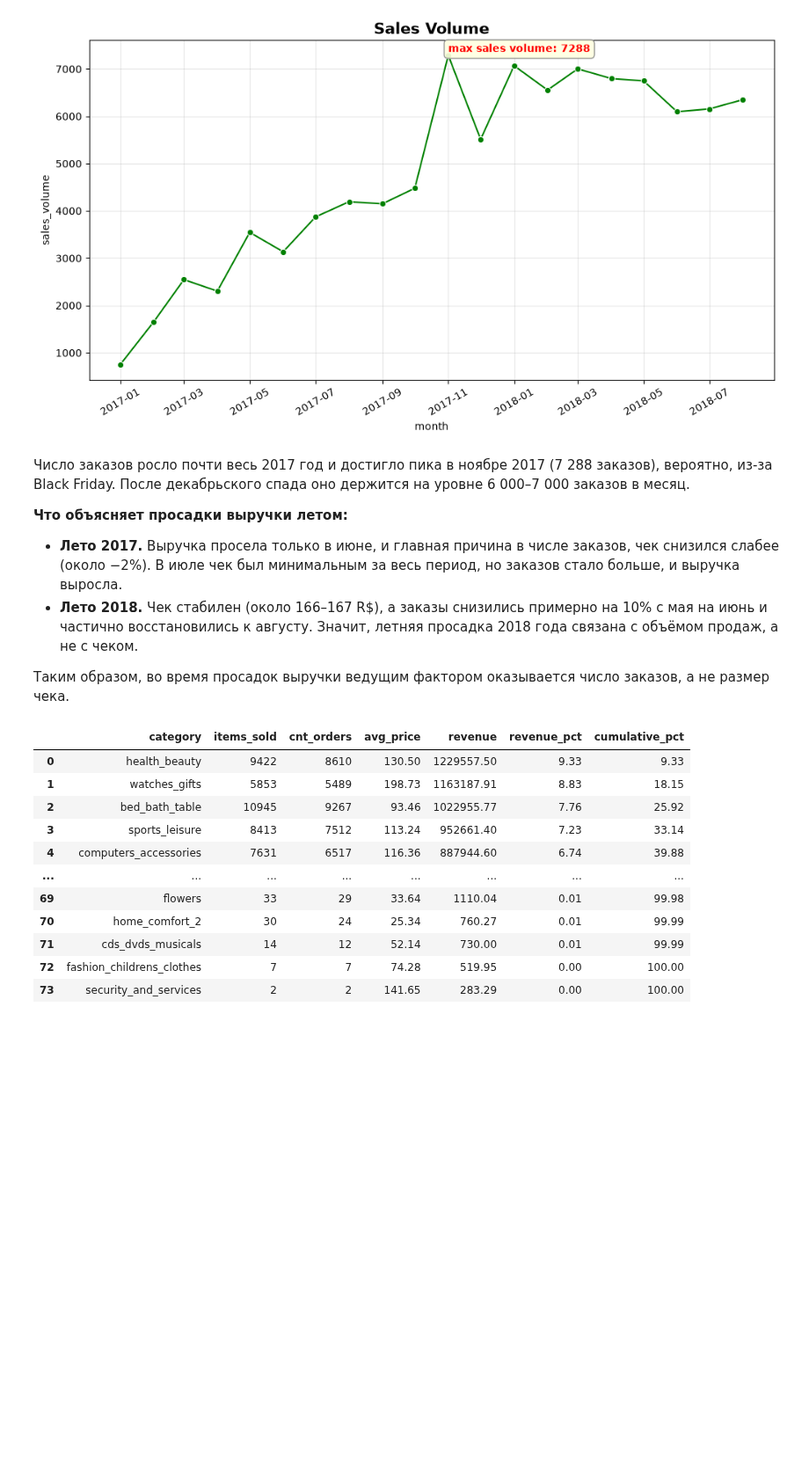
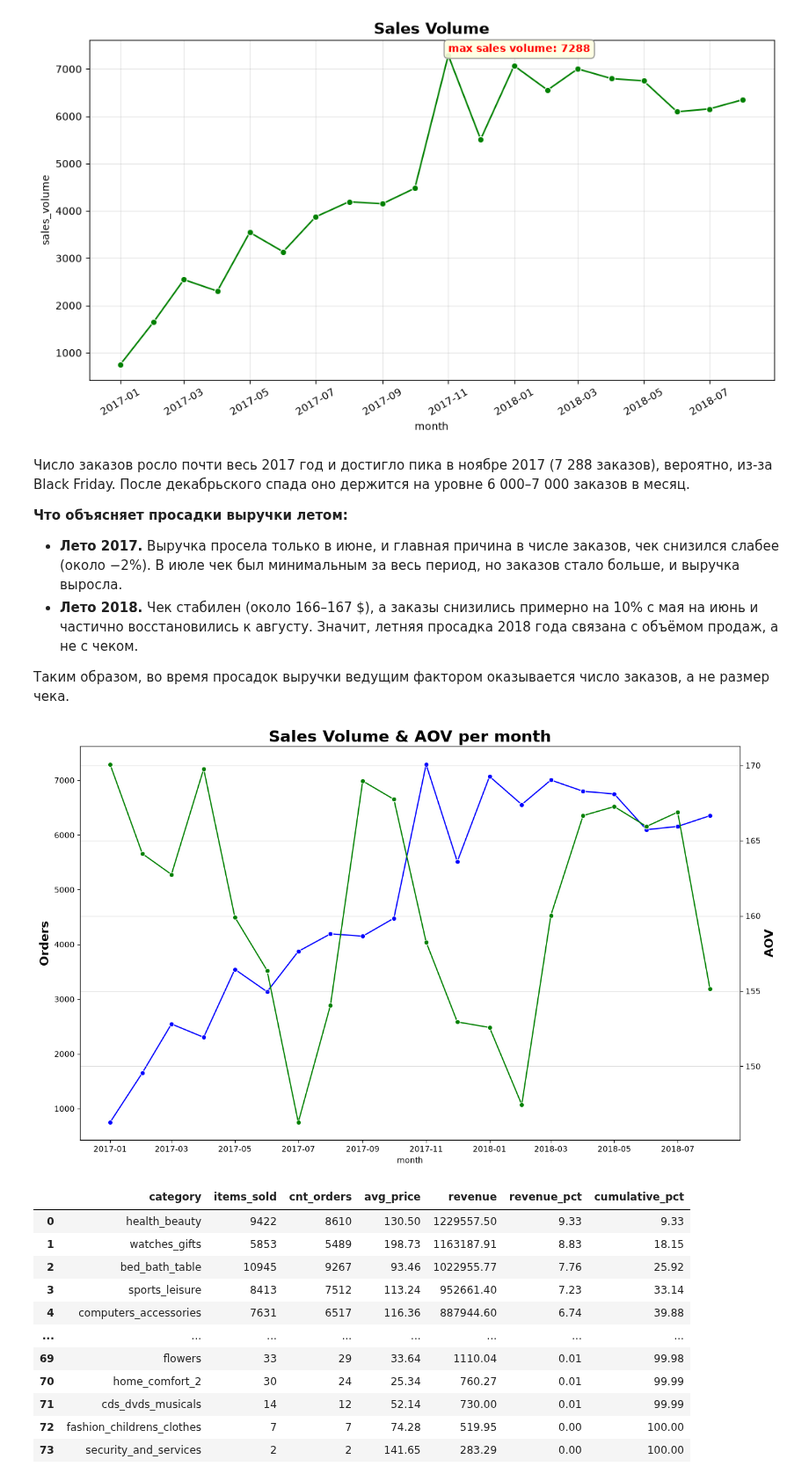
Before and after one commit to radmirmudarisov77-sketch/olist-ecommerce-sql-analysis, a Jupyter notebook: notebooks/01_eda.ipynb, the cells around one changed output. Shown at 88% size. Saved outputs shown, nothing was run; the diff lists cells and outputs as text; code cells hidden in the pictures; blank space fills up the shorter version.

```diff
--- a/notebooks/01_eda.ipynb
+++ b/notebooks/01_eda.ipynb
@@ -186,35 +187,37 @@ plt.show()
 
 **Что объясняет просадки выручки летом:**
 - **Лето 2017.** Выручка просела только в июне, и главная причина в числе заказов, чек снизился слабее (около −2%). В июле чек был минимальным за весь период, но заказов стало больше, и выручка выросла.
-- **Лето 2018.** Чек стабилен (около 166–167 R$), а заказы снизились примерно на 10% с мая на июнь и частично восстановились к августу. Значит, летняя просадка 2018 года связана с объёмом продаж, а не с чеком.
+- **Лето 2018.** Чек стабилен (около 166–167 $), а заказы снизились примерно на 10% с мая на июнь и частично восстановились к августу. Значит, летняя просадка 2018 года связана с объёмом продаж, а не с чеком.
 
 Таким образом, во время просадок выручки ведущим фактором оказывается число заказов, а не размер чека.
 # %%
 base = pd.read_sql("""
     SELECT DATE_TRUNC('month', d.order_purchase_timestamp)::date AS month,
            COUNT(*)                                AS orders,
            ROUND(AVG(p.paid)::numeric, 2)::float   AS aov,
            ROUND(SUM(p.paid)::numeric, 0)::float   AS revenue
     FROM orders_delivered d
     LEFT JOIN (SELECT order_id, SUM(payment_value) AS paid
                FROM order_payments GROUP BY order_id) p ON p.order_id = d.order_id
     GROUP BY month
     ORDER BY month
 """, engine)
 
 base[["orders_pct", "aov_pct", "revenue_pct"]] = base[["orders", "aov", "revenue"]].pct_change() * 100
 
 fig, ax = plt.subplots(figsize=(15, 9))
 sns.lineplot(data=base, x='month', y='orders', marker='o', color='blue')
 ax.set_ylabel('Orders',fontsize=15, weight='bold')
 
 ax2 = ax.twinx()
-sns.lineplot(data=base, x='month', y='aov', marker='o', color='green', ax=ax2)
+sns.lineplot(data=base, x='month', y='aov', marker='o', color='green')
 ax2.set_ylabel('AOV', fontsize=15, weight='bold')
 plt.grid(alpha=0.4)
 
 plt.title('Sales Volume & AOV per month', fontsize=20, weight='bold')
 plt.show()
+# %% [output]
+[figure, added]
 # %%
 top_c = pd.read_sql('with cat as (select pc.category_en as category, count(*) as items_sold, COUNT(DISTINCT i.order_id)  as cnt_orders, avg(i.price) as avg_price, sum(i.price) as revenue from orders_delivered d join order_items i on d.order_id = i.order_id join products_clean pc on pc.product_id = i.product_id group by pc.category_en order by revenue desc) select category, items_sold, cnt_orders, round(avg_price, 2) as avg_price, revenue, round(100 * revenue / sum(revenue) over(), 2) as revenue_pct, round(100 * sum(revenue) over (order by revenue desc) / sum(revenue) over (), 2) as cumulative_pct from cat', engine)
 top_c
```
Also changed, not shown: parts of 17 cells of this notebook.
